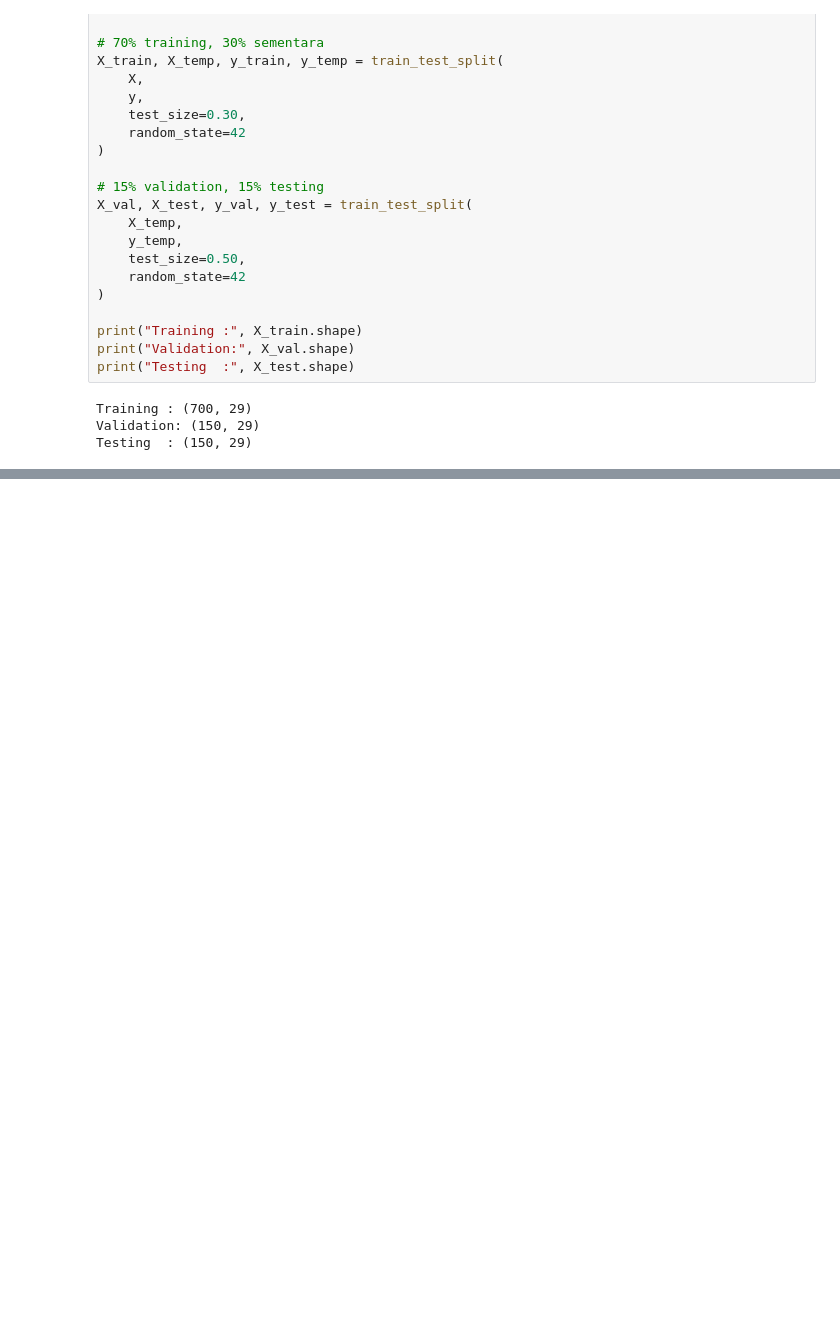
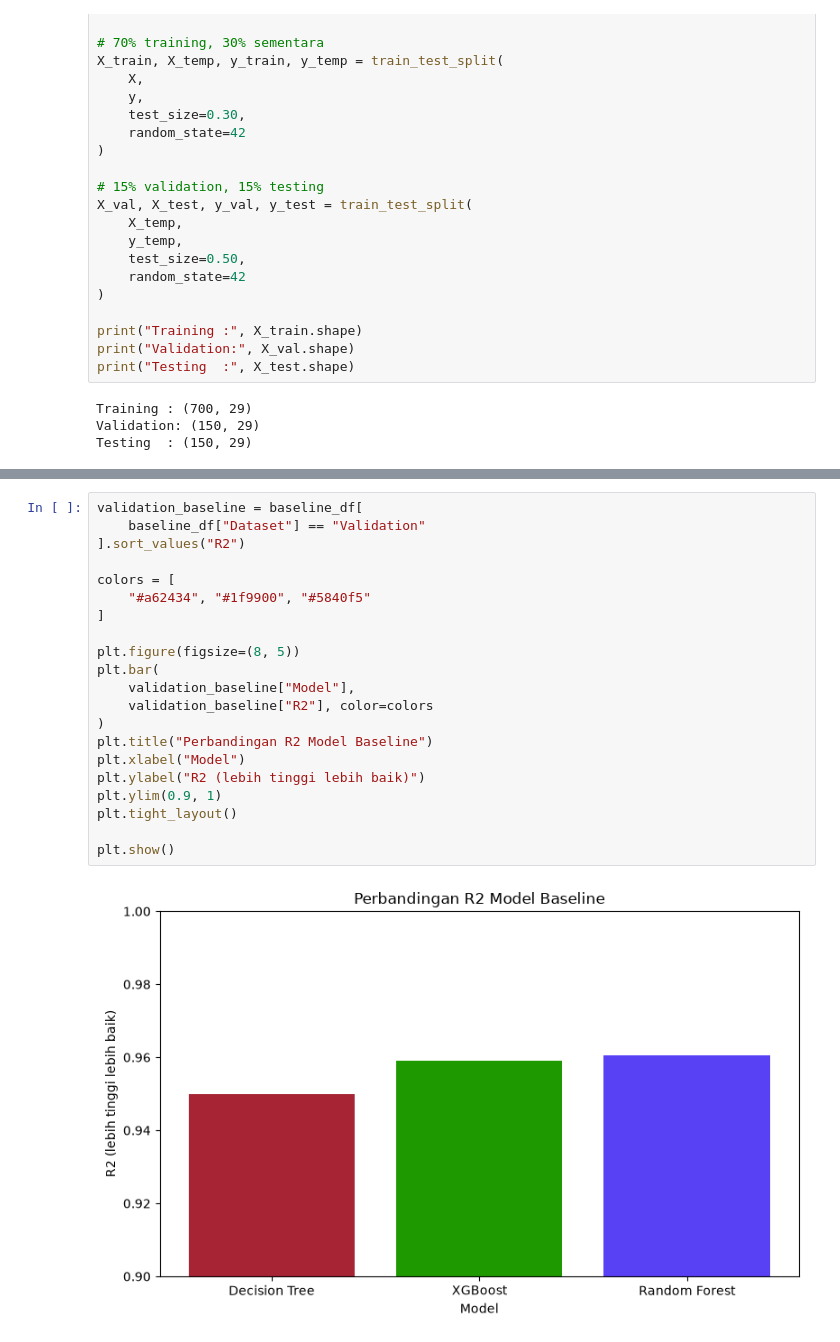
Before and after one commit to Stevienn/Tugas-ASG-1-Code, a Jupyter notebook: CabFarePrediction.ipynb, the cells around one changed output, grey strips where cells are left out. Cells and saved outputs as stored; diff of their text form; blank space fills up the shorter version.

```diff
--- a/CabFarePrediction.ipynb
+++ b/CabFarePrediction.ipynb
@@ -325,0 +463,23 @@ Testing  : (150, 29)
+# %%
+validation_baseline = baseline_df[
+    baseline_df["Dataset"] == "Validation"
+].sort_values("R2")
+
+colors = [
+    "#a62434", "#1f9900", "#5840f5"
+]
+
+plt.figure(figsize=(8, 5))
+plt.bar(
+    validation_baseline["Model"],
+    validation_baseline["R2"], color=colors
+)
+plt.title("Perbandingan R2 Model Baseline")
+plt.xlabel("Model")
+plt.ylabel("R2 (lebih tinggi lebih baik)")
+plt.ylim(0.9, 1)
+plt.tight_layout()
+
+plt.show()
+# %% [output]
+[figure, added]
```
Also changed, not shown: parts of 9 cells of this notebook.
